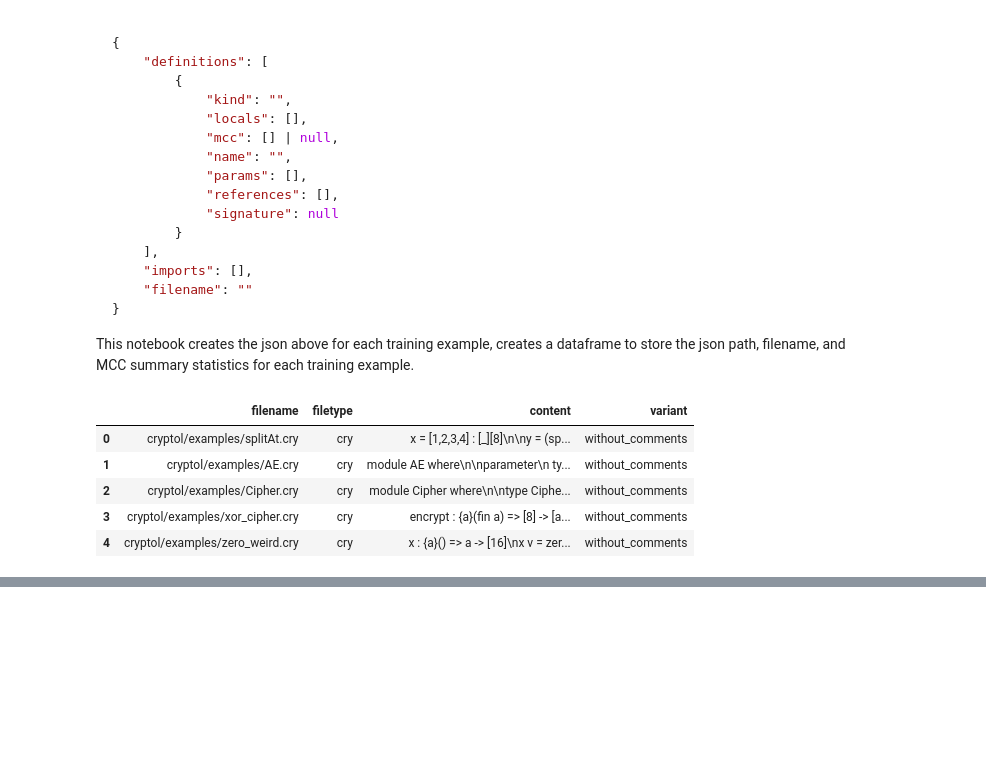
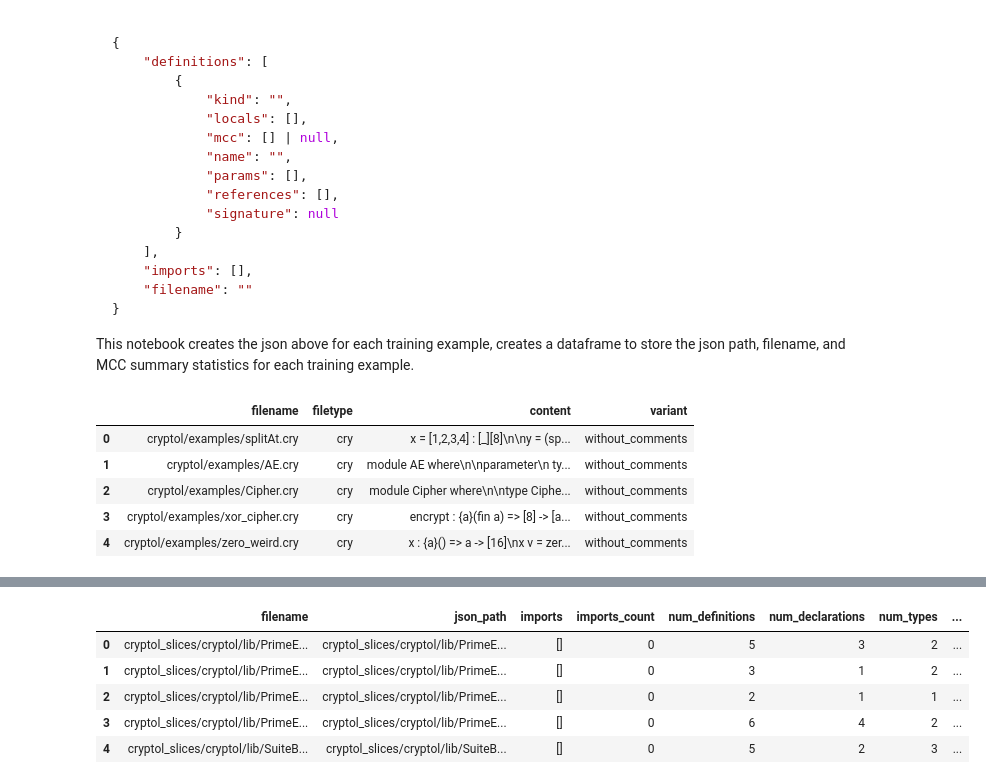
Before and after one commit to jo5huar3/DataPreprocess, a Jupyter notebook: notebooks/04_Cryptol_MetaData.ipynb, the cells around one changed output, grey strips where cells are left out. Drawn from its saved outputs; the diff is of its cells as text; code cells hidden in the pictures; blank space fills up the shorter version.

```diff
--- a/notebooks/04_Cryptol_MetaData.ipynb
+++ b/notebooks/04_Cryptol_MetaData.ipynb
@@ -97,11 +97,15 @@ def run_haskell_mcc_generator(cry_path: Path):
             print("STDOUT:\n", result.stdout)
     return result
 # %%
+from src.preprocessing.mcc_tools import summarize_file_obj
 
-clean_data_df = clean_data_df.iloc[ : 10]
+clean_data_df = clean_data_df.iloc[ -10 : ]
+meta_rows = []
+
 for index, row in clean_data_df.iterrows():
     cry_path = Path(row["filename"])
-    output_file = MCC_ROOT_DIR / f"{cry_path.stem}.json"
+    json_path = cry_path.parent / f"{cry_path.stem}.json"
+    output_file = MCC_ROOT_DIR / json_path
     output_file.parent.mkdir(parents=True, exist_ok=True)
     res = run_haskell_mcc_generator(REPO_ROOT_DIR / cry_path)
     mcc = json.loads(res.stdout)
@@ -109,4 +113,14 @@ for index, row in clean_data_df.iterrows():
         json.dumps(mcc, indent=2),
         encoding="utf-8"
         )
+    summary = summarize_file_obj(mcc)
+    meta_rows.append(
+        {
+            "filename": row["filename"],
+            "json_path": str(json_path),
+            **summary,
+        }
+    )
+
+meta_df = pd.DataFrame(meta_rows)
 # %% [output]
@@ -129,0 +144,9 @@ STDOUT:
+# %%
+meta_df.head()
+# %% [output]
+|  | filename | json_path | imports | imports_count | num_definitions | num_declarations | num_types | ... |
+| 0 | cryptol_slices/cryptol/lib/PrimeE... | cryptol_slices/cryptol/lib/PrimeE... | [] | 0 | 5 | 3 | 2 | ... |
+| 1 | cryptol_slices/cryptol/lib/PrimeE... | cryptol_slices/cryptol/lib/PrimeE... | [] | 0 | 3 | 1 | 2 | ... |
+| 2 | cryptol_slices/cryptol/lib/PrimeE... | cryptol_slices/cryptol/lib/PrimeE... | [] | 0 | 2 | 1 | 1 | ... |
+| 3 | cryptol_slices/cryptol/lib/PrimeE... | cryptol_slices/cryptol/lib/PrimeE... | [] | 0 | 6 | 4 | 2 | ... |
+| 4 | cryptol_slices/cryptol/lib/SuiteB... | cryptol_slices/cryptol/lib/SuiteB... | [] | 0 | 5 | 2 | 3 | ... |
```
Also changed, not shown: parts of 1 cell of this notebook.
